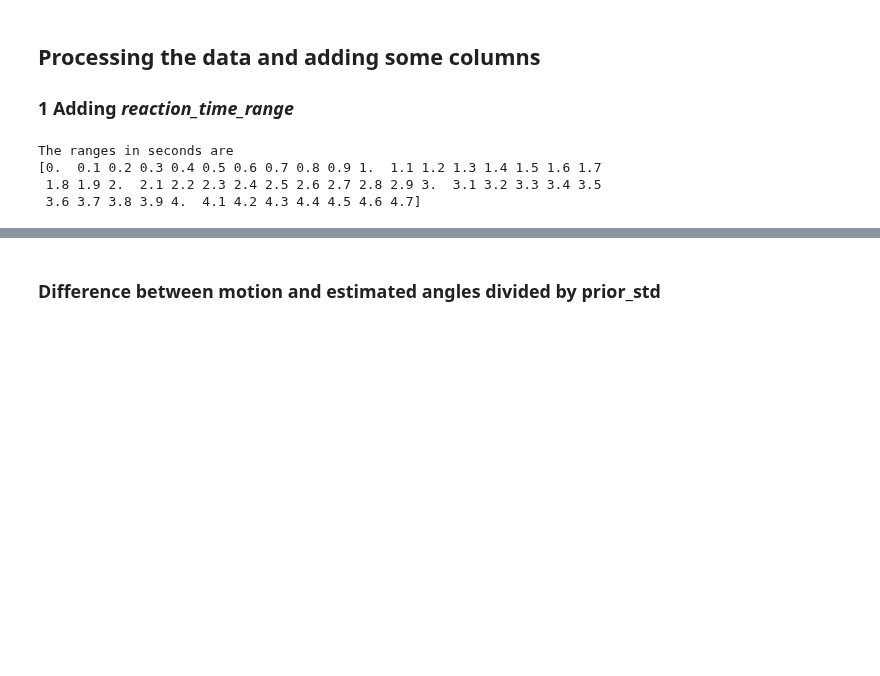
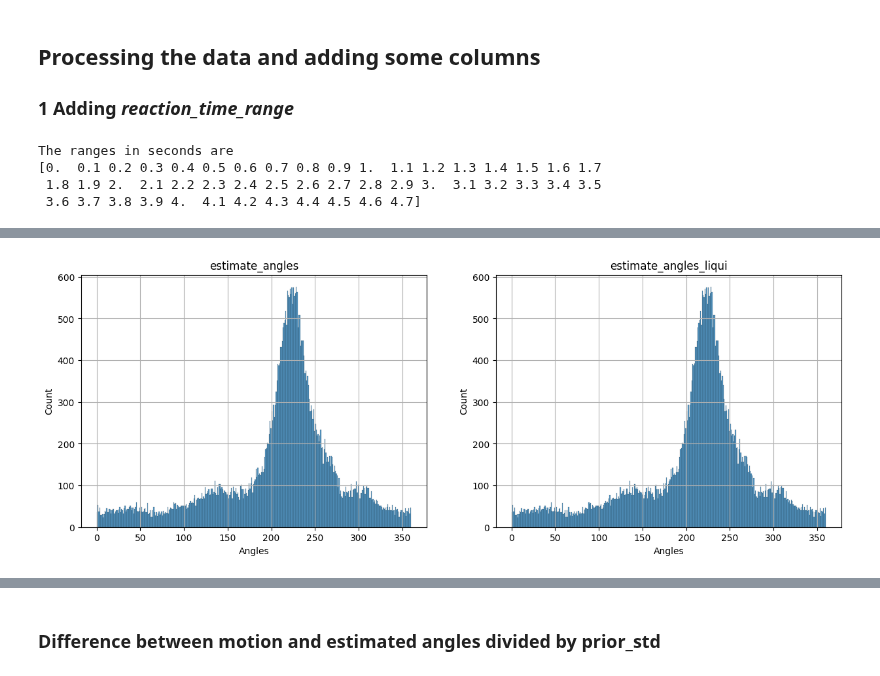
Before and after one commit to lucasbaldezzari/babesbayes-nma, a Jupyter notebook: coding/Issue4_Xiaoxiao.ipynb, the cells around one changed output, grey strips where cells are left out. Cells and saved outputs as stored; diff of their text form; code cells hidden in the pictures; blank space fills up the shorter version.

```diff
--- a/coding/Issue4_Xiaoxiao.ipynb
+++ b/coding/Issue4_Xiaoxiao.ipynb
@@ -73,10 +70,0 @@ The ranges in seconds are
-# %%
-from utils import getAngles
-x = data_processed['estimate_x'].values
-y = data_processed['estimate_y'].values
-##using estimate_x and estimate_y to calculate the angle
-data_processed.loc[:,'estimate_angles'] = np.round(getAngles(x, y), 3)
-##limit the angles between 0 and 359 using %360
-data_processed.loc[:,'estimate_angles'] = data_processed['estimate_angles'] % 360
-data_processed.loc[:,'diff_angles'] = data_processed['motion_direction'] - data_processed['estimate_angles']
-# data_processed.loc[:,'diff_angles'].describe()
@@ -91,0 +75,15 @@ data_processed.head()
+# %%
+x = data_processed['estimate_x'].values
+y = data_processed['estimate_y'].values
+##using estimate_x and estimate_y to calculate the angle using our function getAngles
+data_processed.loc[:,'estimate_angles'] = np.round(getAngles(x, y, limits=360), 3)
+##getting the difference between the motion direction and the estimate angles
+data_processed.loc[:,'diff_angles'] = data_processed['motion_direction'] - data_processed['estimate_angles']
+##limiting the angles to -180 and 180
+data_processed.loc[:,'diff_angles_180'] = limitingAngles(data_processed.loc[:,'diff_angles'].values, bottom=-180, top=180)
+
+##repeat the same but using get_cartesian_to_deg function
+data_processed.loc[:,'estimate_angles_liqui'] = np.round(get_cartesian_to_deg(x, y, signed=True), 3)
+data_processed.loc[:,'diff_angles_liqui'] = data_processed['motion_direction'] - data_processed['estimate_angles_liqui']
+##limiting the angles to -180 and 180
+data_processed.loc[:,'diff_angles_liqui_180'] = limitingAngles(data_processed.loc[:,'diff_angles_liqui'].values, bottom=-180, top=180)
@@ -91,0 +104,15 @@ data_processed.head()
+# %%
+##histograms of estimate_angles and	estimate_angles_liqui
+n_bins = 360
+fig, ax = plt.subplots(1,2, figsize=(15,5))
+sns.histplot(data=data_processed, x='estimate_angles', bins=n_bins, ax=ax[0])
+sns.histplot(data=data_processed, x='estimate_angles_liqui', bins=n_bins, ax=ax[1])
+ax[0].set_title("estimate_angles")
+ax[1].set_title("estimate_angles_liqui")
+ax[0].set_xlabel("Angles")
+ax[1].set_xlabel("Angles")
+ax[0].grid()
+ax[1].grid()
+plt.show()
+# %% [output]
+[figure, added]
```
Also changed, not shown: parts of 13 cells of this notebook, 2 other files.
